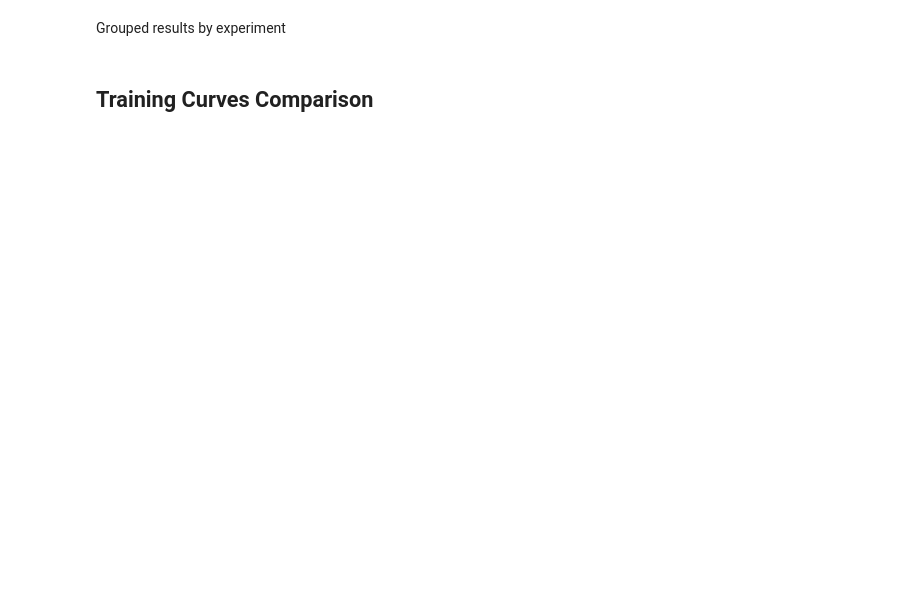
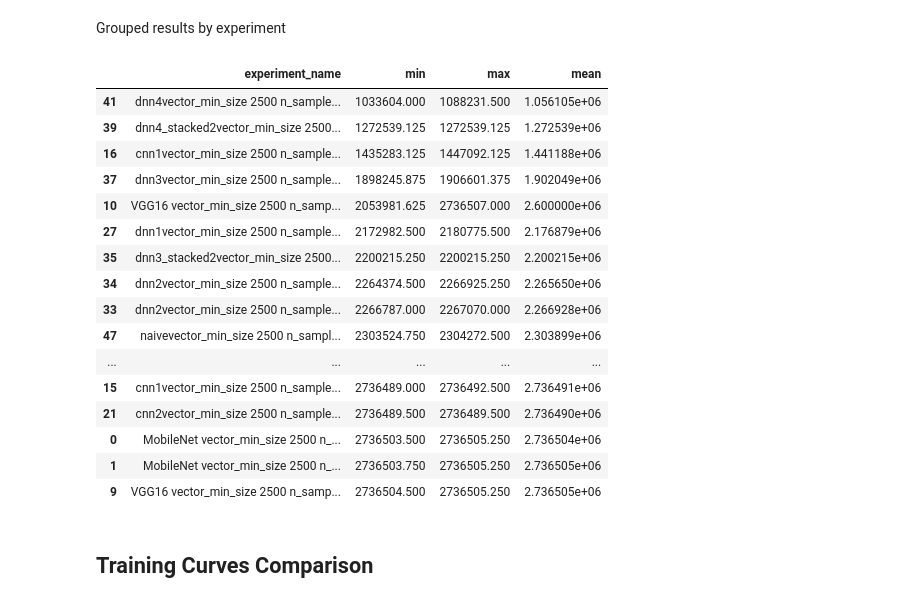
Before and after one commit to Daniel-Duque/Music_noise_reduction, a Jupyter notebook: autoencoder1.ipynb, the cells around one changed output. Drawn from its saved outputs; the diff is of its cells as text; code cells hidden in the pictures; blank space fills up the shorter version.

```diff
--- a/autoencoder1.ipynb
+++ b/autoencoder1.ipynb
@@ -1319,6 +1367,25 @@ Grouped results by experiment
 # %%
 group_by_arquitecture=runs.groupby(["experiment_name"])["metrics.loss"].aggregate(['min','max','mean']).reset_index().sort_values("min").head(24)
 group_by_arquitecture.to_csv("group_by_arquitecture.csv")
+group_by_arquitecture
+# %% [output]
+|  | experiment_name | min | max | mean |
+| 41 | dnn4vector_min_size 2500 n_sample... | 1033604.000 | 1088231.500 | 1.056105e+06 |
+| 39 | dnn4_stacked2vector_min_size 2500... | 1272539.125 | 1272539.125 | 1.272539e+06 |
+| 16 | cnn1vector_min_size 2500 n_sample... | 1435283.125 | 1447092.125 | 1.441188e+06 |
+| 37 | dnn3vector_min_size 2500 n_sample... | 1898245.875 | 1906601.375 | 1.902049e+06 |
+| 10 | VGG16 vector_min_size 2500 n_samp... | 2053981.625 | 2736507.000 | 2.600000e+06 |
+| 27 | dnn1vector_min_size 2500 n_sample... | 2172982.500 | 2180775.500 | 2.176879e+06 |
+| 35 | dnn3_stacked2vector_min_size 2500... | 2200215.250 | 2200215.250 | 2.200215e+06 |
+| 34 | dnn2vector_min_size 2500 n_sample... | 2264374.500 | 2266925.250 | 2.265650e+06 |
+| 33 | dnn2vector_min_size 2500 n_sample... | 2266787.000 | 2267070.000 | 2.266928e+06 |
+| 47 | naivevector_min_size 2500 n_sampl... | 2303524.750 | 2304272.500 | 2.303899e+06 |
+| ... | ... | ... | ... | ... |
+| 15 | cnn1vector_min_size 2500 n_sample... | 2736489.000 | 2736492.500 | 2.736491e+06 |
+| 21 | cnn2vector_min_size 2500 n_sample... | 2736489.500 | 2736489.500 | 2.736490e+06 |
+| 0 | MobileNet vector_min_size 2500 n_... | 2736503.500 | 2736505.250 | 2.736504e+06 |
+| 1 | MobileNet vector_min_size 2500 n_... | 2736503.750 | 2736505.250 | 2.736505e+06 |
+| 9 | VGG16 vector_min_size 2500 n_samp... | 2736504.500 | 2736505.250 | 2.736505e+06 |
 # %% [markdown]
 ## Training Curves Comparison
 # %%
```
Also changed, not shown: parts of 9 cells of this notebook, 6 other files.
